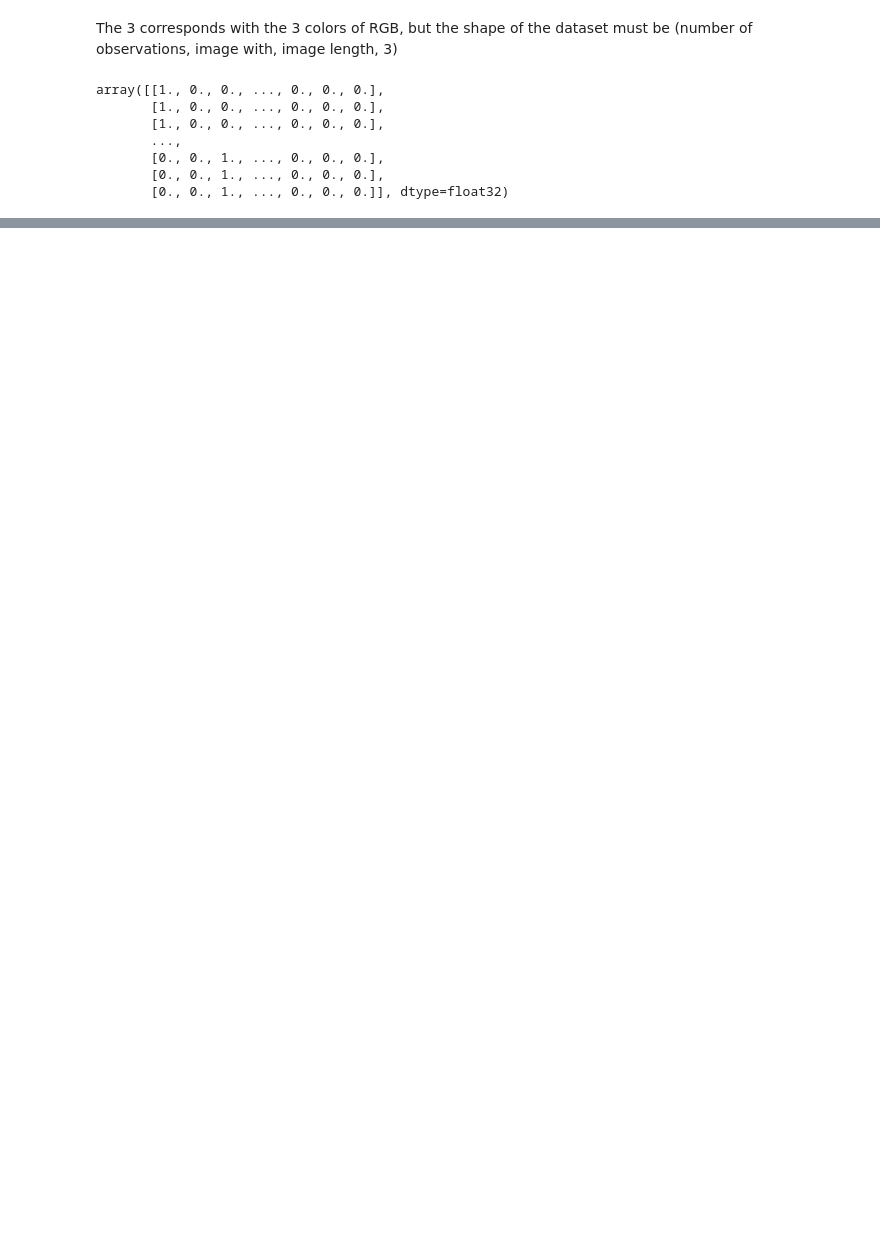
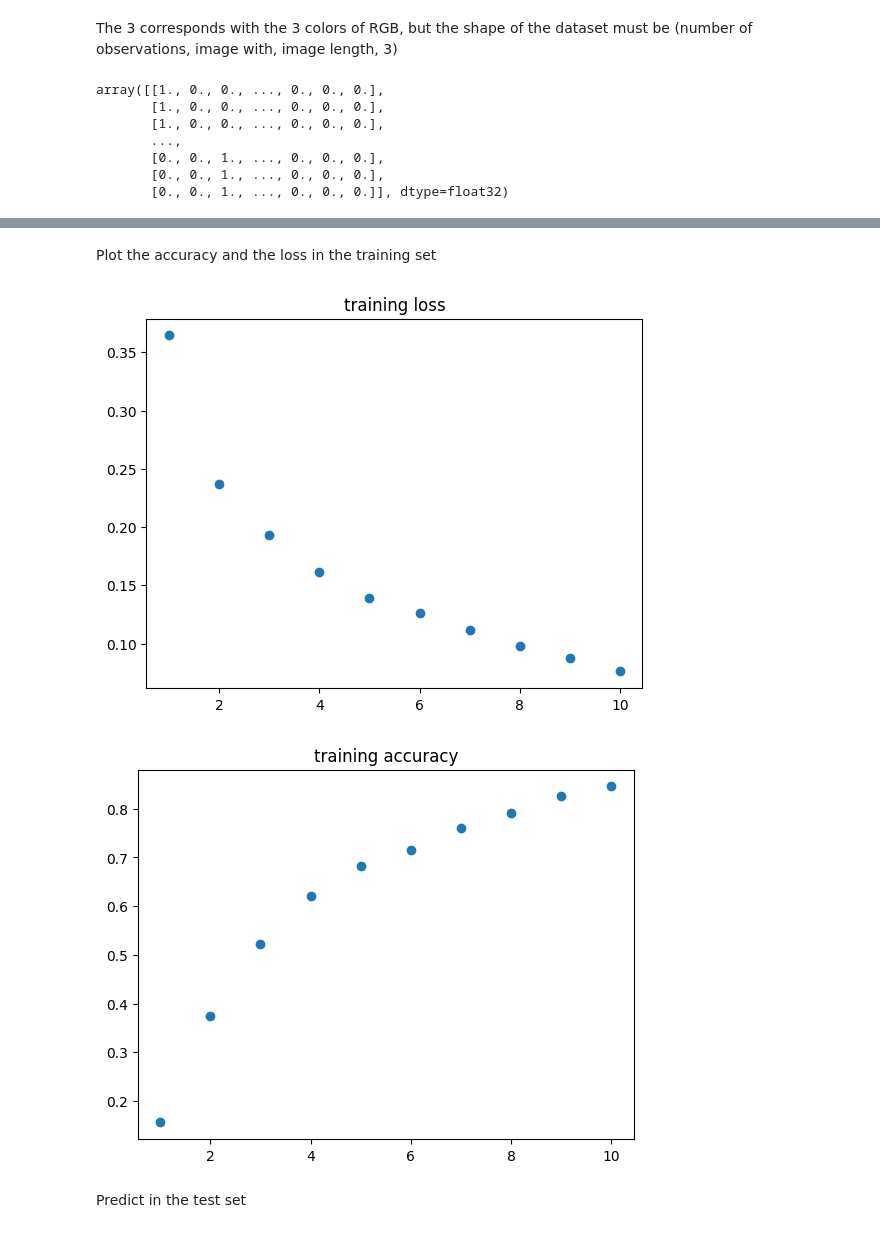
Before and after one commit to fernandezfran/deployment, a Jupyter notebook: research.ipynb, the cells around one changed output, grey strips where cells are left out. Saved outputs shown, nothing was run; the diff lists cells and outputs as text; code cells hidden in the pictures; blank space fills up the shorter version.

Commit message:
r&d: cnn training

```diff
--- a/research.ipynb
+++ b/research.ipynb
@@ -171,0 +227,20 @@ print(X_train.shape, X_test.shape)
+# %%
+model.compile(
+    tf.keras.optimizers.Adam(learning_rate=0.0001),
+    loss="binary_crossentropy",
+    metrics=["accuracy"],
+)
+# %%
+batch_size = 10
+epochs = 10
+# %%
+filepath = "model.h5"
+
+checkpoint = tf.keras.callbacks.ModelCheckpoint(
+    filepath, monitor="accuracy", verbose=1, save_best_only=True, mode="max"
+)
+reduce_lr = tf.keras.callbacks.ReduceLROnPlateau(
+    monitor="accuracy", factor=0.5, patience=1, verbose=1, mode="max", min_lr=0.00001
+)
+
+callbacks_list = [checkpoint, reduce_lr]
@@ -171,0 +249,10 @@ print(X_train.shape, X_test.shape)
+# %%
+history = model.fit(
+    X_train,
+    y_train,
+    batch_size=batch_size,
+    validation_split=0.1,
+    epochs=epochs,
+    verbose=2,
+    callbacks=callbacks_list,
+)
@@ -171,0 +277,20 @@ print(X_train.shape, X_test.shape)
+# %% [markdown]
+Plot the accuracy and the loss in the training set
+# %%
+accuracy = history.history["accuracy"]
+loss = history.history["loss"]
+
+epochs_vals = np.arange(1, epochs + 1)
+
+plt.plot(epochs_vals, loss, "o")
+plt.title("training loss")
+plt.show()
+
+plt.plot(epochs_vals, accuracy, "o")
+plt.title("training accuracy")
+plt.show()
+# %% [output]
+[figure, added]
+[figure, added]
+# %% [markdown]
+Predict in the test set
```
Also changed, not shown: parts of 14 cells of this notebook, 1 other file.
